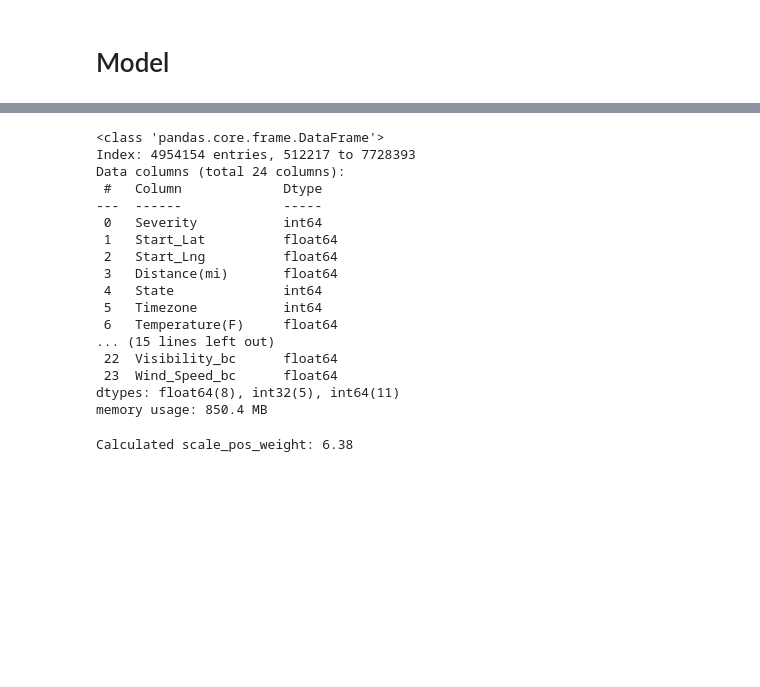
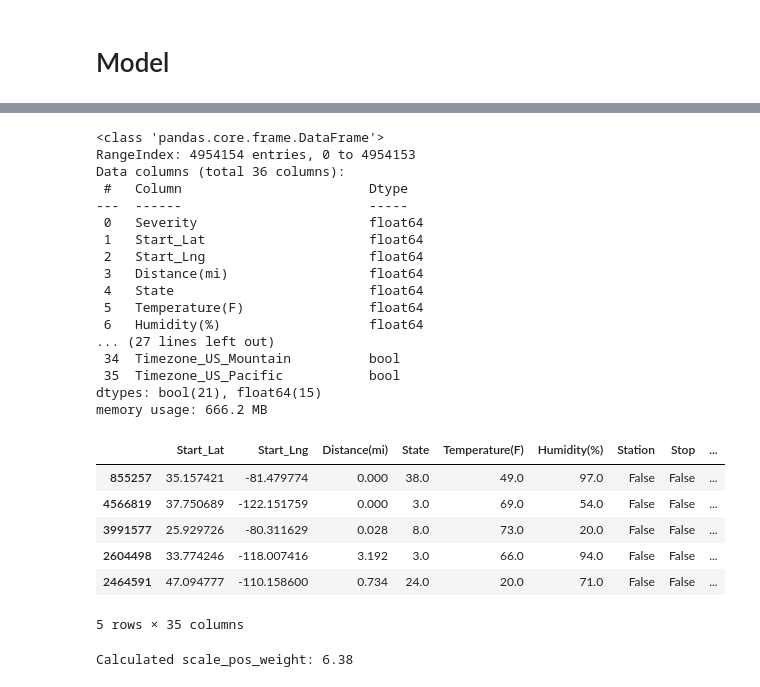
Before and after one commit to GHTuan/USAccidents, a Jupyter notebook: Traffic Accidents - Data Mining.ipynb, the cells around one changed output, grey strips where cells are left out. Cells and saved outputs as stored; diff of their text form; code cells hidden in the pictures; blank space fills up the shorter version.

```diff
--- a/Traffic Accidents - Data Mining.ipynb
+++ b/Traffic Accidents - Data Mining.ipynb
@@ -478,0 +519,3 @@ for feature in categories_features:
+# %%
+data = pd.read_csv('data/processedData.csv')
+data.info()
@@ -493,28 +554,36 @@ def getResult(y_test,y_pred):
 data.info()
 # %% [output]
 <class 'pandas.core.frame.DataFrame'>
-Index: 4954154 entries, 512217 to 7728393
-Data columns (total 24 columns):
- #   Column             Dtype
----  ------             -----
- 0   Severity           int64
- 1   Start_Lat          float64
- 2   Start_Lng          float64
- 3   Distance(mi)       float64
- 4   State              int64
- 5   Timezone           int64
- 6   Temperature(F)     float64
-... (15 lines left out)
- 22  Visibility_bc      float64
- 23  Wind_Speed_bc      float64
-dtypes: float64(8), int32(5), int64(11)
-memory usage: 850.4 MB
+RangeIndex: 4954154 entries, 0 to 4954153
+Data columns (total 36 columns):
+ #   Column                        Dtype
+---  ------                        -----
+ 0   Severity                      float64
+ 1   Start_Lat                     float64
+ 2   Start_Lng                     float64
+ 3   Distance(mi)                  float64
+ 4   State                         float64
+ 5   Temperature(F)                float64
+ 6   Humidity(%)                   float64
+... (27 lines left out)
+ 34  Timezone_US_Mountain          bool
+ 35  Timezone_US_Pacific           bool
+dtypes: bool(21), float64(15)
+memory usage: 666.2 MB
 # %%
 # split X, y
 X = data.drop('Severity', axis=1)
 y= data['Severity']
 
-X = StandardScaler().fit_transform(X)
 # split train, test
 # X_train, X_test, y_train, y_test = train_test_split(X, y, test_size=0.30, random_state=42)
 X_train, X_test, y_train, y_test = train_test_split(X, y, test_size=0.30, random_state=42, stratify=y)
+X_train.head()
+# %% [output]
+|  | Start_Lat | Start_Lng | Distance(mi) | State | Temperature(F) | Humidity(%) | Station | Stop | ... |
+| 855257 | 35.157421 | -81.479774 | 0.000 | 38.0 | 49.0 | 97.0 | False | False | ... |
+| 4566819 | 37.750689 | -122.151759 | 0.000 | 3.0 | 69.0 | 54.0 | False | False | ... |
+| 3991577 | 25.929726 | -80.311629 | 0.028 | 8.0 | 73.0 | 20.0 | False | False | ... |
+| 2604498 | 33.774246 | -118.007416 | 3.192 | 3.0 | 66.0 | 94.0 | False | False | ... |
+| 2464591 | 47.094777 | -110.158600 | 0.734 | 24.0 | 20.0 | 71.0 | False | False | ... |
+5 rows × 35 columns
```
Also changed, not shown: parts of 32 cells of this notebook, 1 other file.
